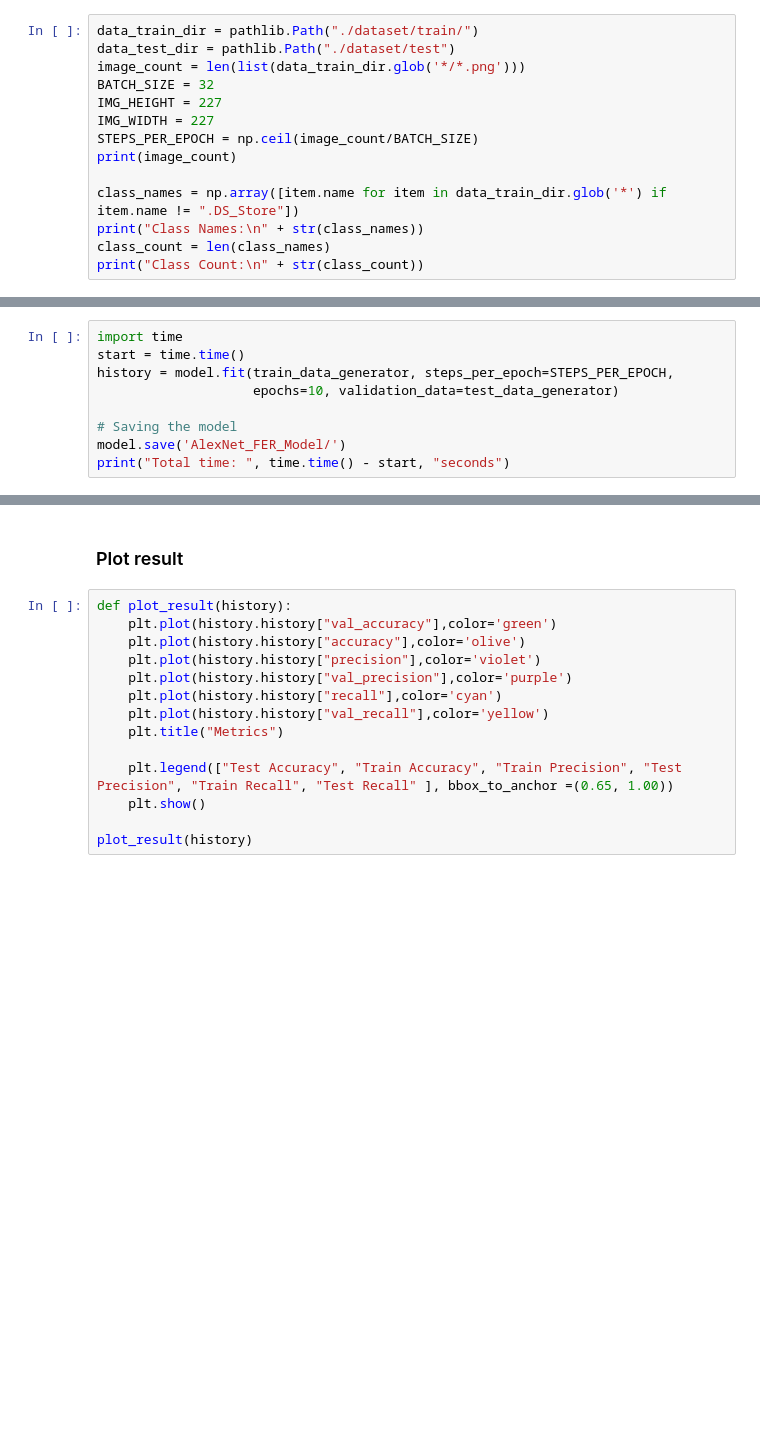
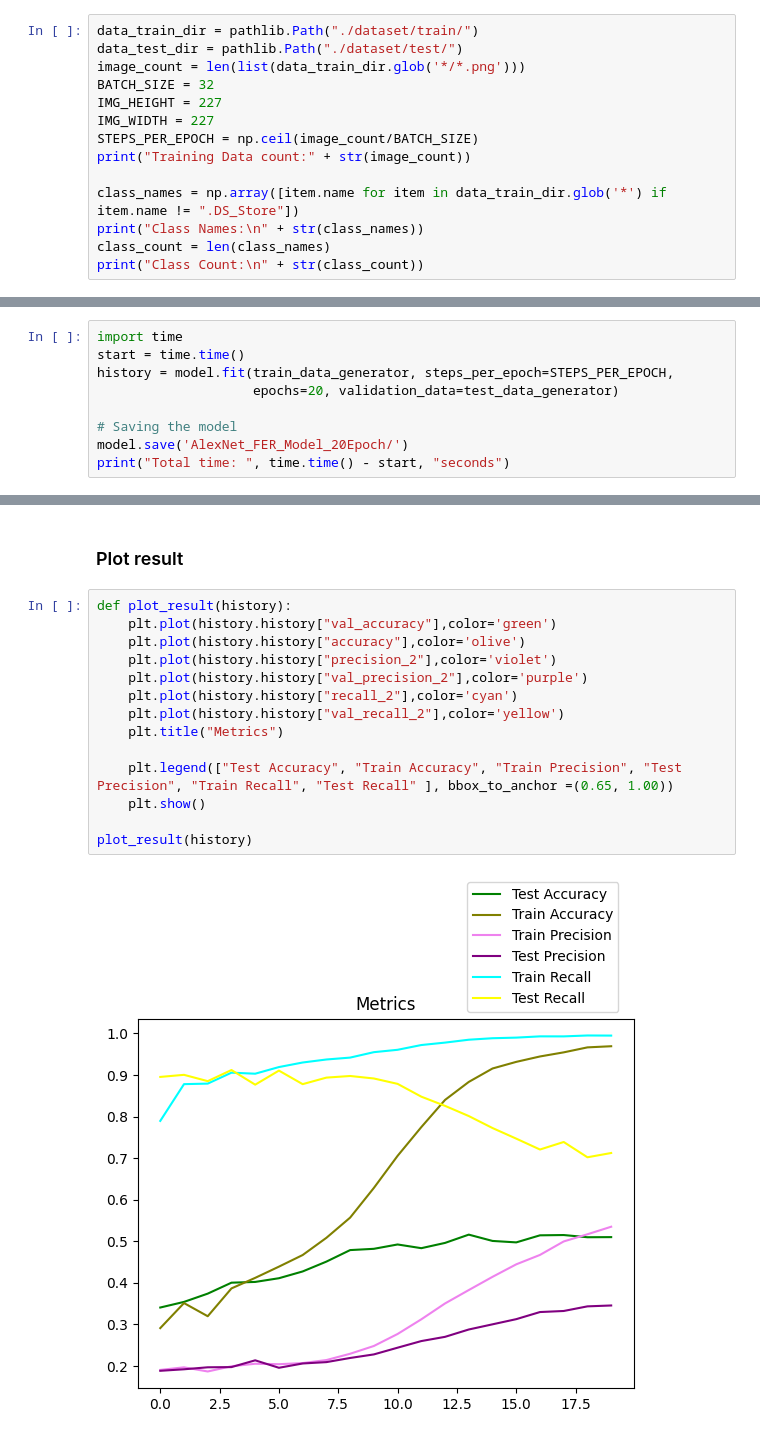
Before and after one commit to sohrabnamazinia/Facial-Emotion-Recognition, a Jupyter notebook: FER.ipynb, the cells around one changed output, grey strips where cells are left out. Saved outputs shown, nothing was run; the diff lists cells and outputs as text; blank space fills up the shorter version.

```diff
--- a/FER.ipynb
+++ b/FER.ipynb
@@ -27,13 +29,13 @@ Numpy version: 1.23.5
 ### Get/Set Data Info
 # %%
 data_train_dir = pathlib.Path("./dataset/train/")
-data_test_dir = pathlib.Path("./dataset/test")
+data_test_dir = pathlib.Path("./dataset/test/")
 image_count = len(list(data_train_dir.glob('*/*.png')))
 BATCH_SIZE = 32
 IMG_HEIGHT = 227
 IMG_WIDTH = 227
 STEPS_PER_EPOCH = np.ceil(image_count/BATCH_SIZE)
-print(image_count)
+print("Training Data count:" + str(image_count))
 
 class_names = np.array([item.name for item in data_train_dir.glob('*') if item.name != ".DS_Store"])
 print("Class Names:\n" + str(class_names))
@@ -126,9 +128,9 @@ _________________________________________________________________
 import time
 start = time.time()
 history = model.fit(train_data_generator, steps_per_epoch=STEPS_PER_EPOCH,
-                    epochs=10, validation_data=test_data_generator)
+                    epochs=20, validation_data=test_data_generator)
 
 # Saving the model
-model.save('AlexNet_FER_Model/')
+model.save('AlexNet_FER_Model_20Epoch/')
 print("Total time: ", time.time() - start, "seconds")
 # %% [output]
@@ -141,14 +160,16 @@ KeyboardInterrupt:
 # %%
 def plot_result(history):
     plt.plot(history.history["val_accuracy"],color='green')
     plt.plot(history.history["accuracy"],color='olive')
-    plt.plot(history.history["precision"],color='violet')
-    plt.plot(history.history["val_precision"],color='purple')
-    plt.plot(history.history["recall"],color='cyan')
-    plt.plot(history.history["val_recall"],color='yellow')
+    plt.plot(history.history["precision_2"],color='violet')
+    plt.plot(history.history["val_precision_2"],color='purple')
+    plt.plot(history.history["recall_2"],color='cyan')
+    plt.plot(history.history["val_recall_2"],color='yellow')
     plt.title("Metrics")
 
     plt.legend(["Test Accuracy", "Train Accuracy", "Train Precision", "Test Precision", "Train Recall", "Test Recall" ], bbox_to_anchor =(0.65, 1.00))
     plt.show()
 
 plot_result(history)
+# %% [output]
+[figure, added]
```
Also changed, not shown: parts of 20 cells of this notebook, 4 other files.
